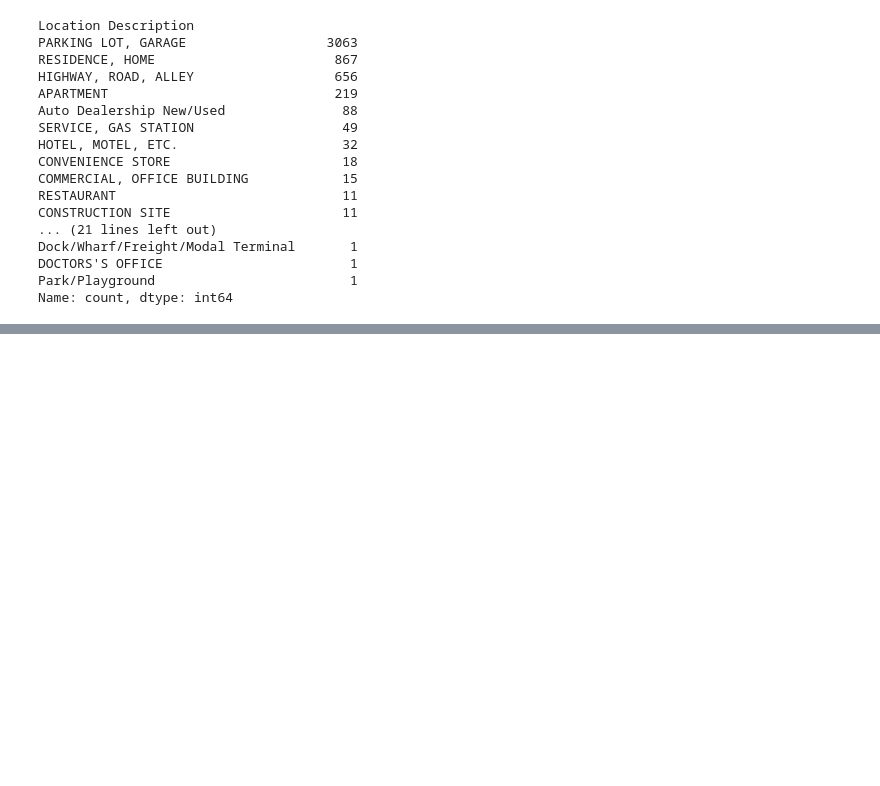
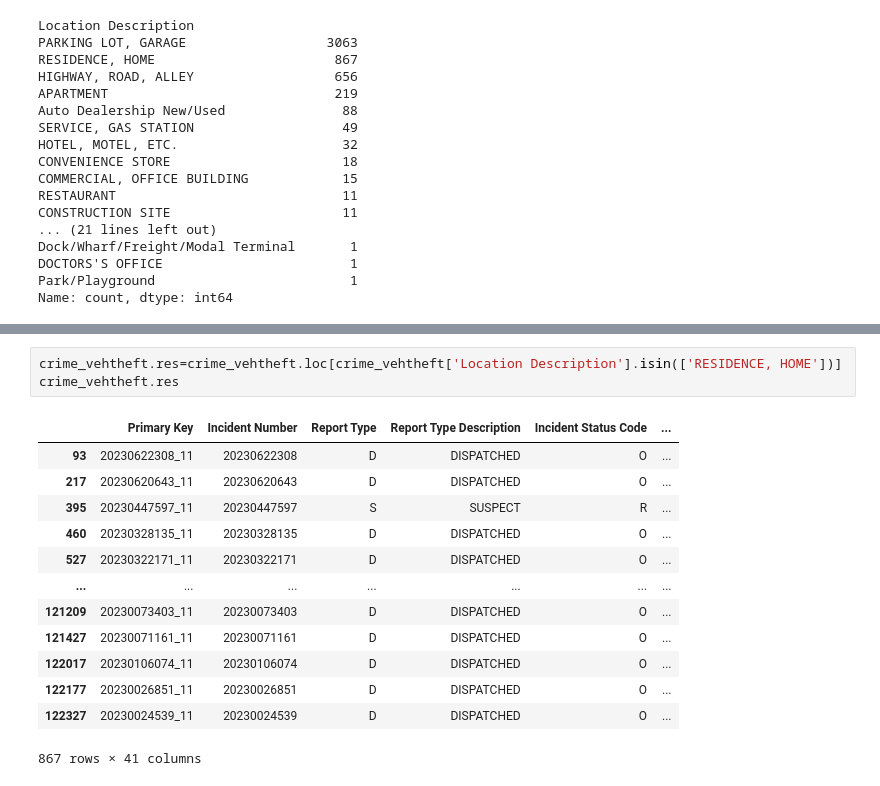
Before and after one commit to antoinette-anderson/Corrolation-between-Nashville-Crime-and-the-Temperature, a Jupyter notebook: notebook/Capstone_Notebook.ipynb, the cells around one changed output, grey strips where cells are left out. Drawn from its saved outputs; the diff is of its cells as text; blank space fills up the shorter version.

```diff
--- a/notebook/Capstone_Notebook.ipynb
+++ b/notebook/Capstone_Notebook.ipynb
@@ -982,0 +1036,17 @@ Name: count, dtype: int64
+# %%
+crime_vehtheft.res=crime_vehtheft.loc[crime_vehtheft['Location Description'].isin(['RESIDENCE, HOME'])]
+crime_vehtheft.res
+# %% [output]
+|  | Primary Key | Incident Number | Report Type | Report Type Description | Incident Status Code | ... |
+| 93 | 20230622308_11 | 20230622308 | D | DISPATCHED | O | ... |
+| 217 | 20230620643_11 | 20230620643 | D | DISPATCHED | O | ... |
+| 395 | 20230447597_11 | 20230447597 | S | SUSPECT | R | ... |
+| 460 | 20230328135_11 | 20230328135 | D | DISPATCHED | O | ... |
+| 527 | 20230322171_11 | 20230322171 | D | DISPATCHED | O | ... |
+| ... | ... | ... | ... | ... | ... | ... |
+| 121209 | 20230073403_11 | 20230073403 | D | DISPATCHED | O | ... |
+| 121427 | 20230071161_11 | 20230071161 | D | DISPATCHED | O | ... |
+| 122017 | 20230106074_11 | 20230106074 | D | DISPATCHED | O | ... |
+| 122177 | 20230026851_11 | 20230026851 | D | DISPATCHED | O | ... |
+| 122327 | 20230024539_11 | 20230024539 | D | DISPATCHED | O | ... |
+867 rows × 41 columns
```
Also changed, not shown: parts of 61 cells of this notebook.
